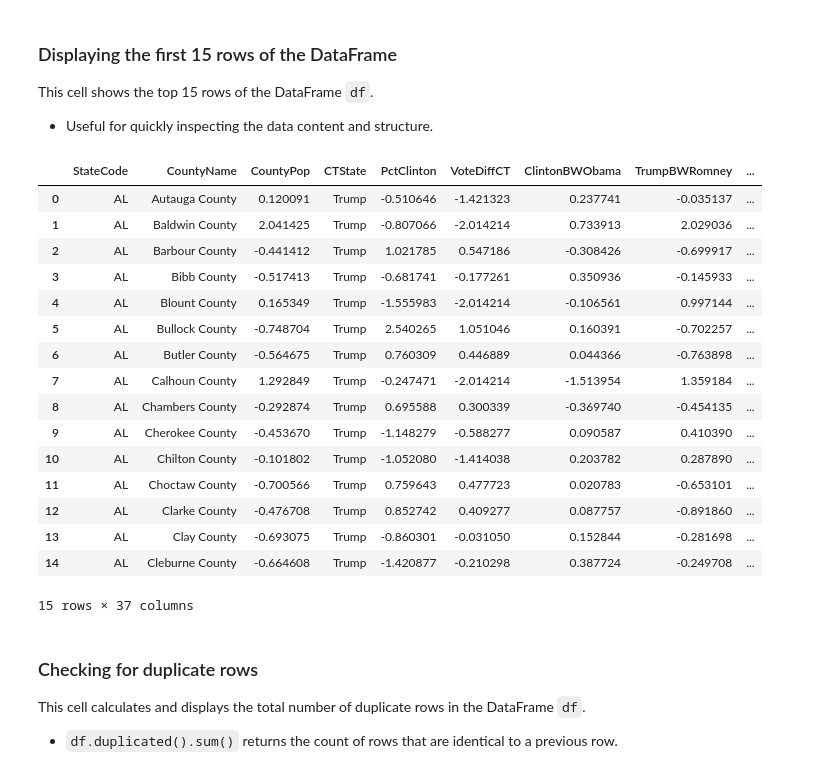
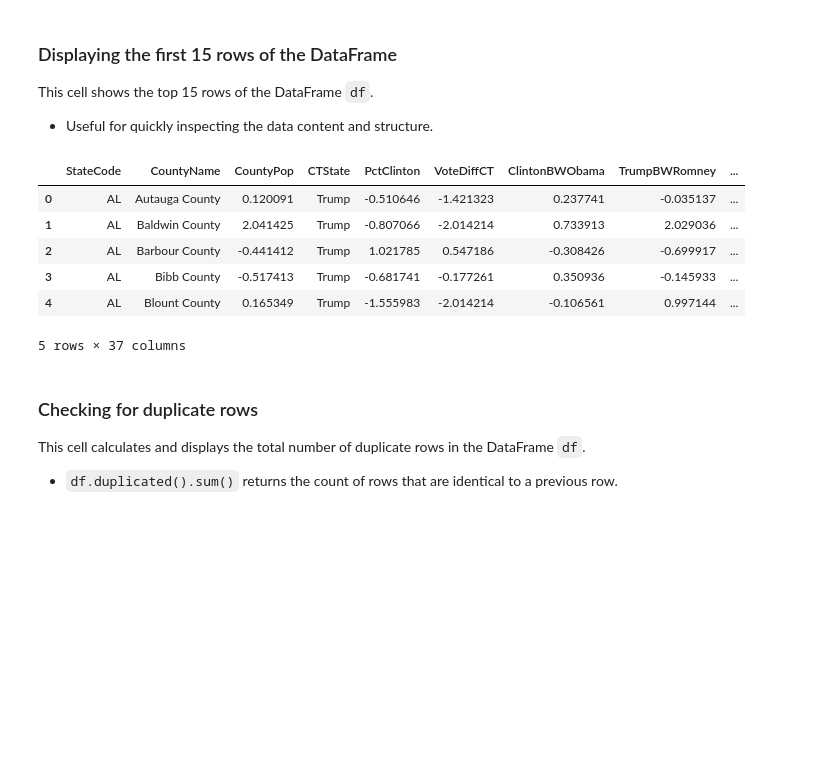
Before and after one commit to jahidurmahim/Machine_Learning_Laboratory, a Jupyter notebook: USA_Election_Prediction.ipynb, the cells around one changed output. Saved outputs shown, nothing was run; the diff lists cells and outputs as text; code cells hidden in the pictures; blank space fills up the shorter version.

```diff
--- a/USA_Election_Prediction.ipynb
+++ b/USA_Election_Prediction.ipynb
@@ -59,25 +59,15 @@ df.shape
 This cell shows the top 15 rows of the DataFrame `df`.
 - Useful for quickly inspecting the data content and structure.
 # %%
-df.head(15)
+df.head(5)
 # %% [output]
 |  | StateCode | CountyName | CountyPop | CTState | PctClinton | VoteDiffCT | ClintonBWObama | TrumpBWRomney | ... |
 | 0 | AL | Autauga County | 0.120091 | Trump | -0.510646 | -1.421323 | 0.237741 | -0.035137 | ... |
 | 1 | AL | Baldwin County | 2.041425 | Trump | -0.807066 | -2.014214 | 0.733913 | 2.029036 | ... |
 | 2 | AL | Barbour County | -0.441412 | Trump | 1.021785 | 0.547186 | -0.308426 | -0.699917 | ... |
 | 3 | AL | Bibb County | -0.517413 | Trump | -0.681741 | -0.177261 | 0.350936 | -0.145933 | ... |
 | 4 | AL | Blount County | 0.165349 | Trump | -1.555983 | -2.014214 | -0.106561 | 0.997144 | ... |
-| 5 | AL | Bullock County | -0.748704 | Trump | 2.540265 | 1.051046 | 0.160391 | -0.702257 | ... |
-| 6 | AL | Butler County | -0.564675 | Trump | 0.760309 | 0.446889 | 0.044366 | -0.763898 | ... |
-| 7 | AL | Calhoun County | 1.292849 | Trump | -0.247471 | -2.014214 | -1.513954 | 1.359184 | ... |
-| 8 | AL | Chambers County | -0.292874 | Trump | 0.695588 | 0.300339 | -0.369740 | -0.454135 | ... |
-| 9 | AL | Cherokee County | -0.453670 | Trump | -1.148279 | -0.588277 | 0.090587 | 0.410390 | ... |
-| 10 | AL | Chilton County | -0.101802 | Trump | -1.052080 | -1.414038 | 0.203782 | 0.287890 | ... |
-| 11 | AL | Choctaw County | -0.700566 | Trump | 0.759643 | 0.477723 | 0.020783 | -0.653101 | ... |
-| 12 | AL | Clarke County | -0.476708 | Trump | 0.852742 | 0.409277 | 0.087757 | -0.891860 | ... |
-| 13 | AL | Clay County | -0.693075 | Trump | -0.860301 | -0.031050 | 0.152844 | -0.281698 | ... |
-| 14 | AL | Cleburne County | -0.664608 | Trump | -1.420877 | -0.210298 | 0.387724 | -0.249708 | ... |
-15 rows × 37 columns
+5 rows × 37 columns
 # %% [markdown]
 ### Checking for duplicate rows
 This cell calculates and displays the total number of duplicate rows in the DataFrame `df`.
```
